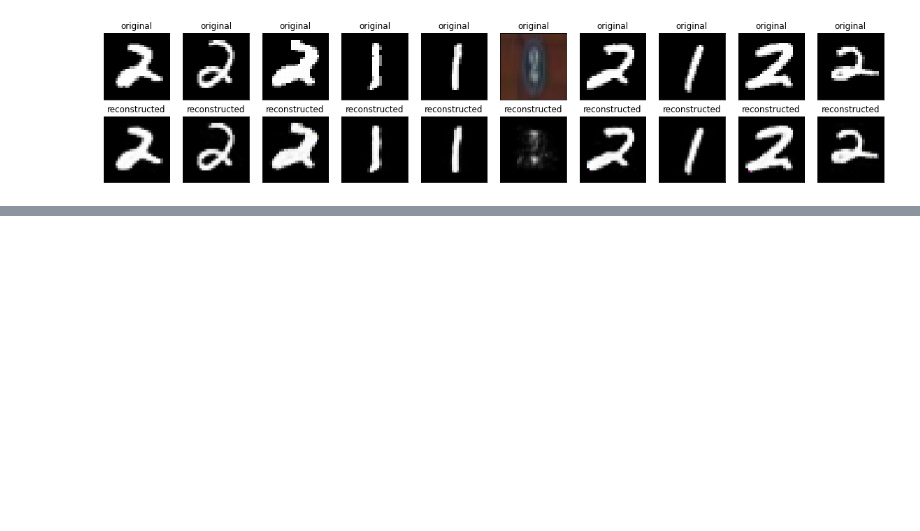
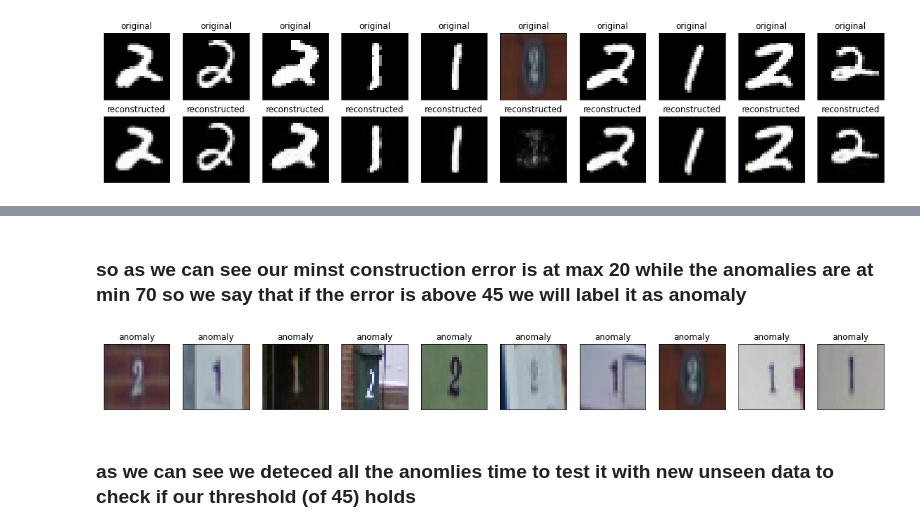
Before and after one commit to 6yuvaldavid/Anomaly-Detection, a Jupyter notebook: anomaly_detection.ipynb, the cells around one changed output, grey strips where cells are left out. Drawn from its saved outputs; the diff is of its cells as text; code cells hidden in the pictures; blank space fills up the shorter version.

```diff
--- a/anomaly_detection.ipynb
+++ b/anomaly_detection.ipynb
@@ -202 +212,24 @@ array([444.7636  , 423.2162  , 414.1418  , 394.1075  , 379.54968 ,
       dtype=float32)
+# %% [markdown]
+### so as we can see our minst construction error is at max 20 while the anomalies are at min 70 so we say that if the error is above 45 we will label it as anomaly
+# %%
+errors_indices = loss > 45
+# %%
+n = 100
+t=1
+plt.figure(figsize=(20, 4))
+for image in x_test[errors_indices]:
+  # display reconstruction
+
+  ax = plt.subplot(2, 10, t)
+
+  plt.imshow(image)
+  plt.title("anomaly")
+  ax.get_xaxis().set_visible(False)
+  ax.get_yaxis().set_visible(False)
+  t+=1
+plt.show()
+# %% [output]
+[figure, added]
+# %% [markdown]
+### as we can see we deteced all the anomlies time to test it with new unseen data to check if our threshold (of 45) holds
```
Also changed, not shown: parts of 17 cells of this notebook.
